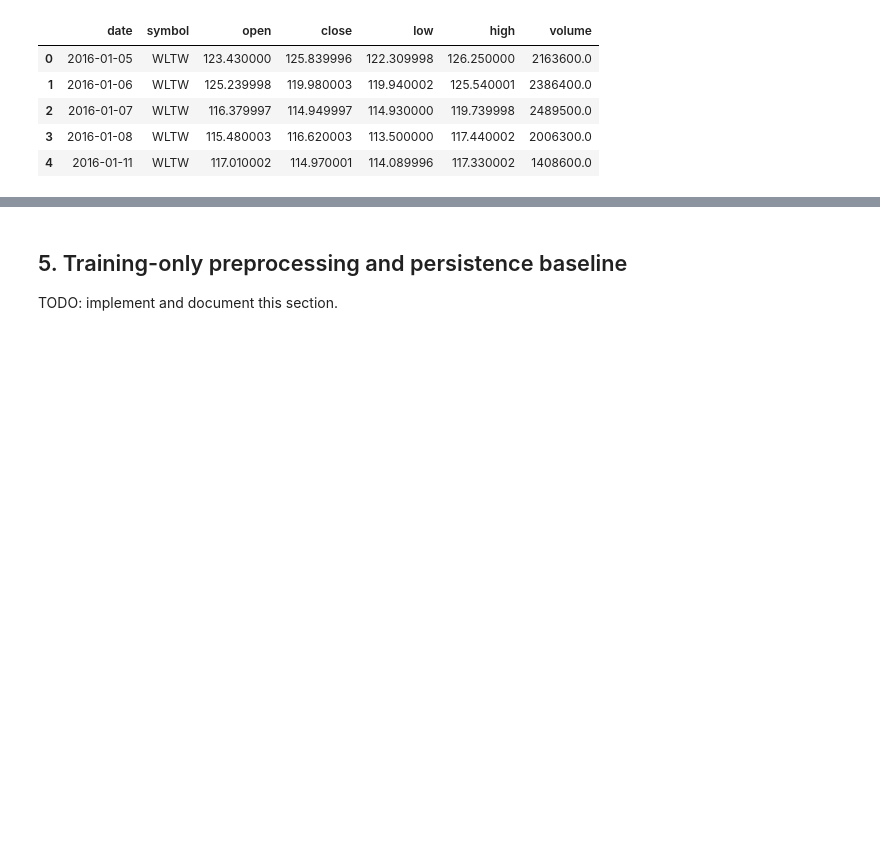
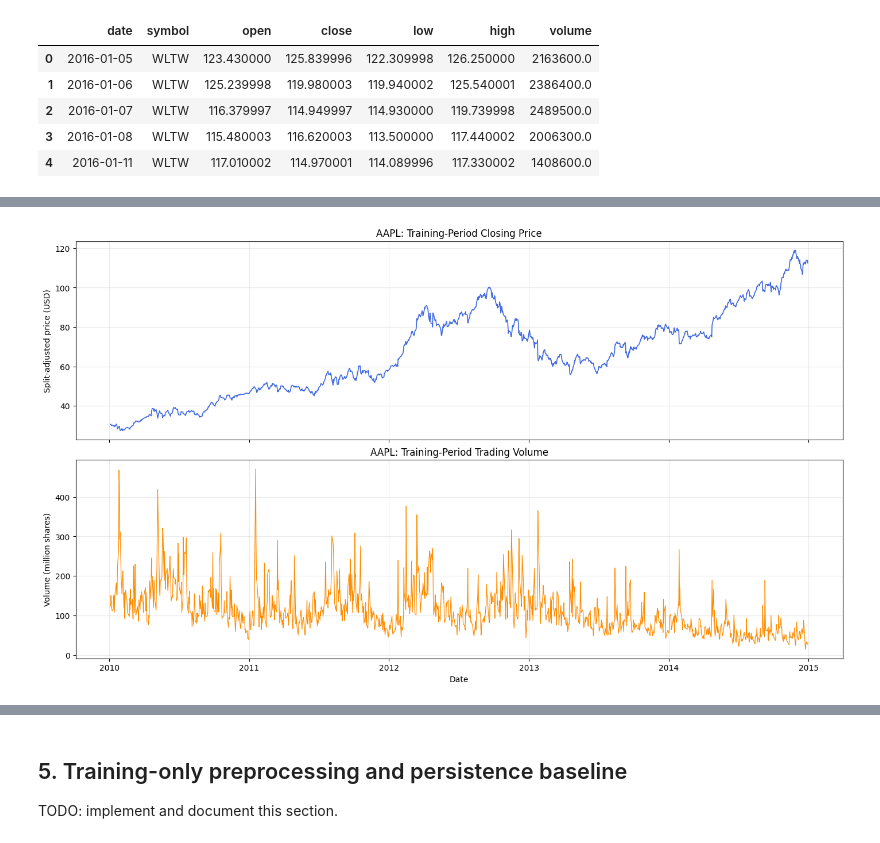
Before and after one commit to soulaimane-22/Deep-Learning-Lab1, a Jupyter notebook: notebooks/01_regression.ipynb, the cells around one changed output, grey strips where cells are left out. Cells and saved outputs as stored; diff of their text form; code cells hidden in the pictures; blank space fills up the shorter version.

Commit message:
Complete AAPL EDA and document leakage-checked chronological splits

```diff
--- a/notebooks/01_regression.ipynb
+++ b/notebooks/01_regression.ipynb
@@ -186,0 +477,44 @@ TODO: implement and document this section.
+# %%
+import matplotlib.pyplot as plt
+import matplotlib.dates as mdates
+from pathlib import Path
+
+PLOT_DIR = Path("/kaggle/working/plots")
+PLOT_DIR.mkdir(parents=True, exist_ok=True)
+
+fig, axes = plt.subplots(
+    2, 1, figsize=(14, 8), sharex=True, constrained_layout=True
+)
+
+axes[0].plot(
+    train["date"],
+    train["close"],
+    color="royalblue",
+    linewidth=1.2,
+)
+axes[0].set_title(f"{SYMBOL}: Training-Period Closing Price")
+axes[0].set_ylabel("Split-adjusted price (USD)")
+axes[0].grid(alpha=0.25)
+
+axes[1].plot(
+    train["date"],
+    train["volume"] / 1_000_000,
+    color="darkorange",
+    linewidth=0.9,
+)
+axes[1].set_title(f"{SYMBOL}: Training-Period Trading Volume")
+axes[1].set_ylabel("Volume (million shares)")
+axes[1].set_xlabel("Date")
+axes[1].grid(alpha=0.25)
+
+axes[1].xaxis.set_major_locator(mdates.YearLocator())
+axes[1].xaxis.set_major_formatter(mdates.DateFormatter("%Y"))
+
+fig.savefig(
+    PLOT_DIR / "aapl_training_price_volume.png",
+    dpi=160,
+    bbox_inches="tight",
+)
+plt.show()
+# %% [output]
+[figure, added]
```
Also changed, not shown: parts of 17 cells of this notebook, 8 other files.
